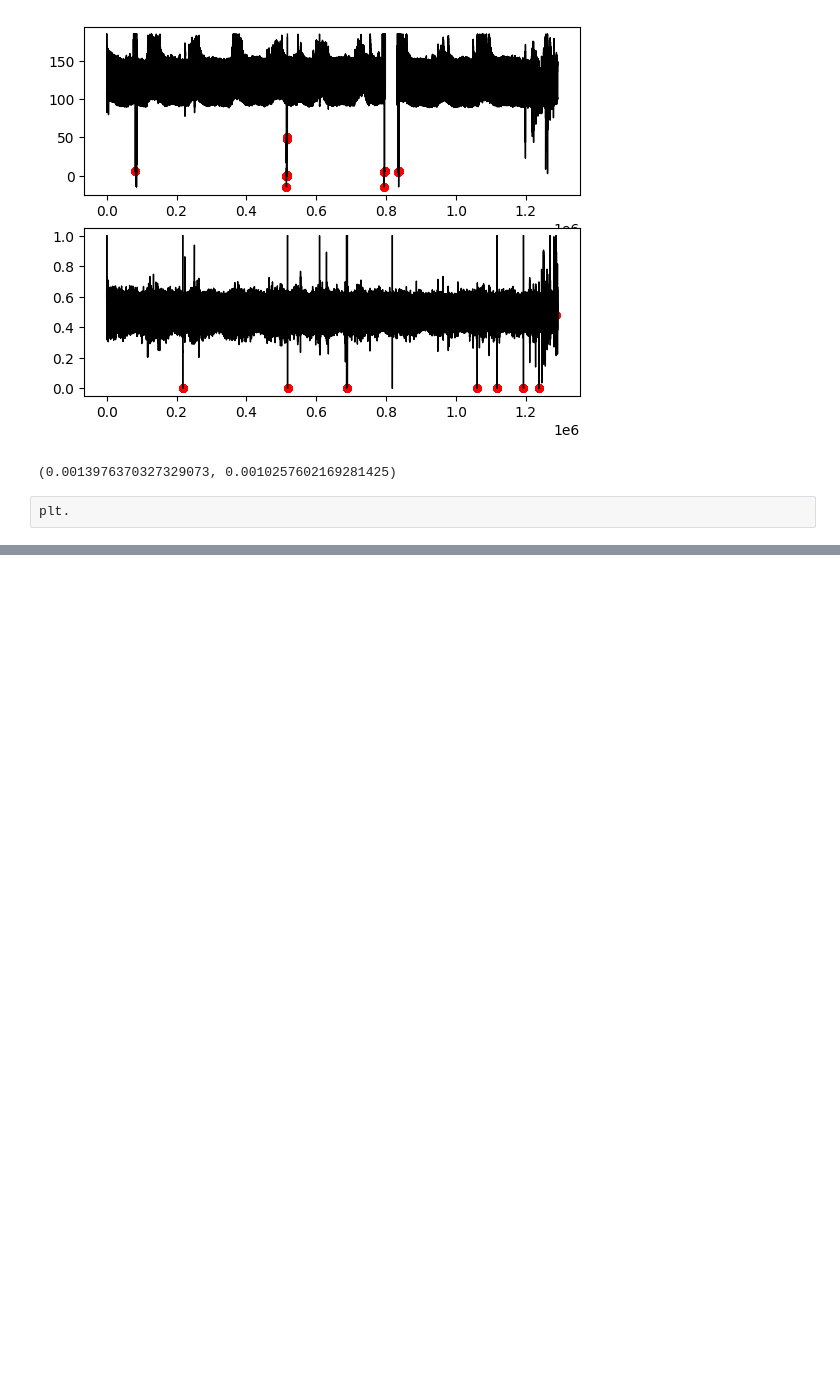
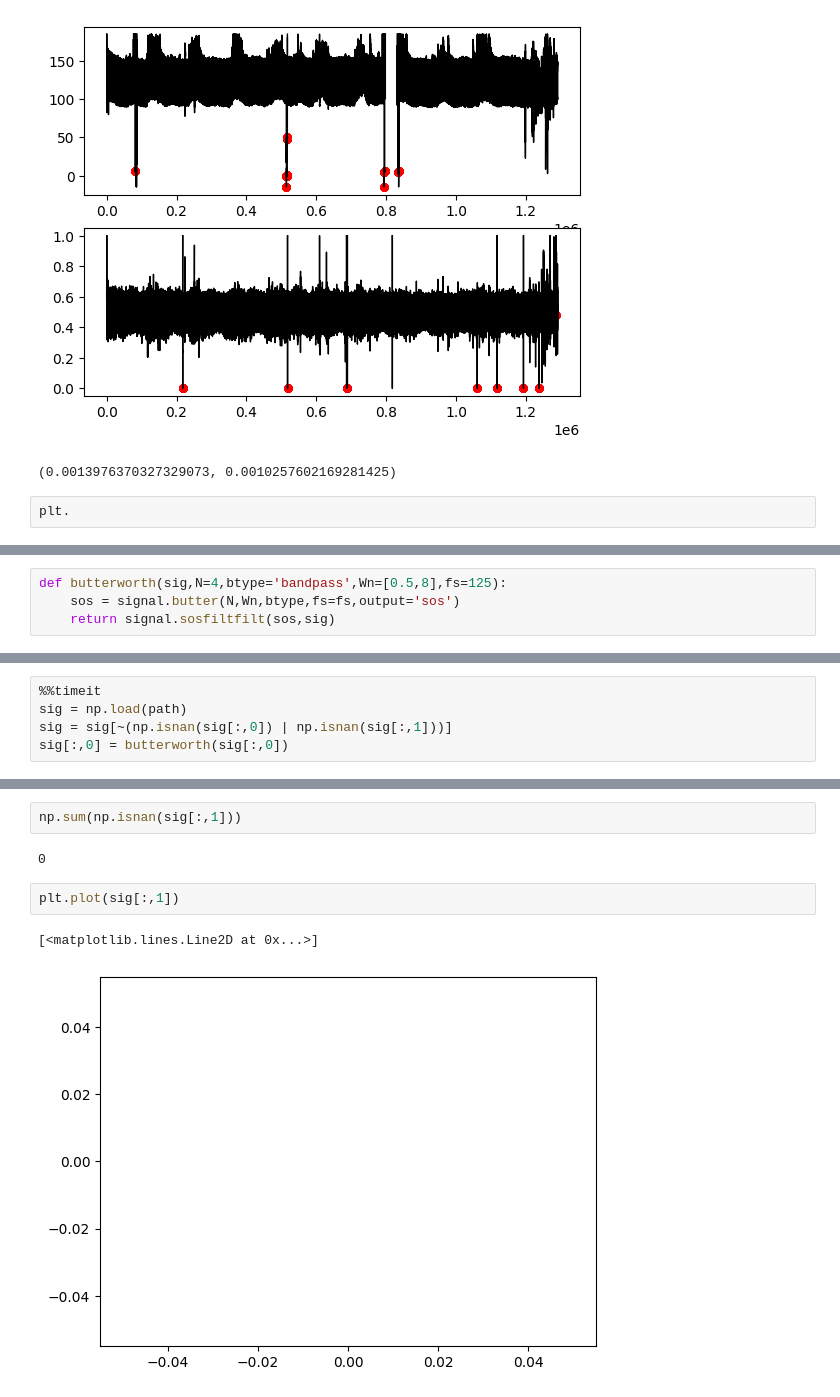
Before and after one commit to ax6000/BloodPressureEstimation, a Jupyter notebook: notebooks/del_flat_waves.ipynb, the cells around one changed output, grey strips where cells are left out. Saved outputs shown, nothing was run; the diff lists cells and outputs as text; blank space fills up the shorter version.

```diff
--- a/notebooks/del_flat_waves.ipynb
+++ b/notebooks/del_flat_waves.ipynb
@@ -418,0 +557,4 @@ plt.
+# %%
+def butterworth(sig,N=4,btype='bandpass',Wn=[0.5,8],fs=125):
+    sos = signal.butter(N,Wn,btype,fs=fs,output='sos')
+    return signal.sosfiltfilt(sos,sig)
@@ -418,0 +571,5 @@ plt.
+# %%
+%%timeit
+sig = np.load(path)
+sig = sig[~(np.isnan(sig[:,0]) | np.isnan(sig[:,1]))]
+sig[:,0] = butterworth(sig[:,0])
@@ -418,0 +578,9 @@ plt.
+# %%
+np.sum(np.isnan(sig[:,1]))
+# %% [output]
+0
+# %%
+plt.plot(sig[:,1])
+# %% [output]
+[<matplotlib.lines.Line2D at 0x...>]
+[figure, added]
```
Also changed, not shown: parts of 17 cells of this notebook, 7 other files.
